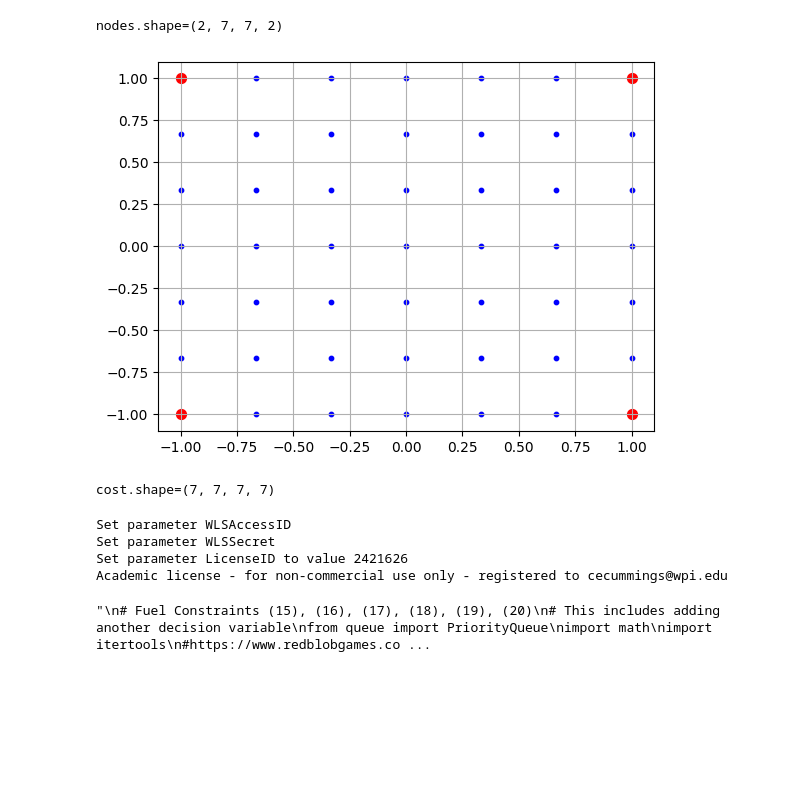
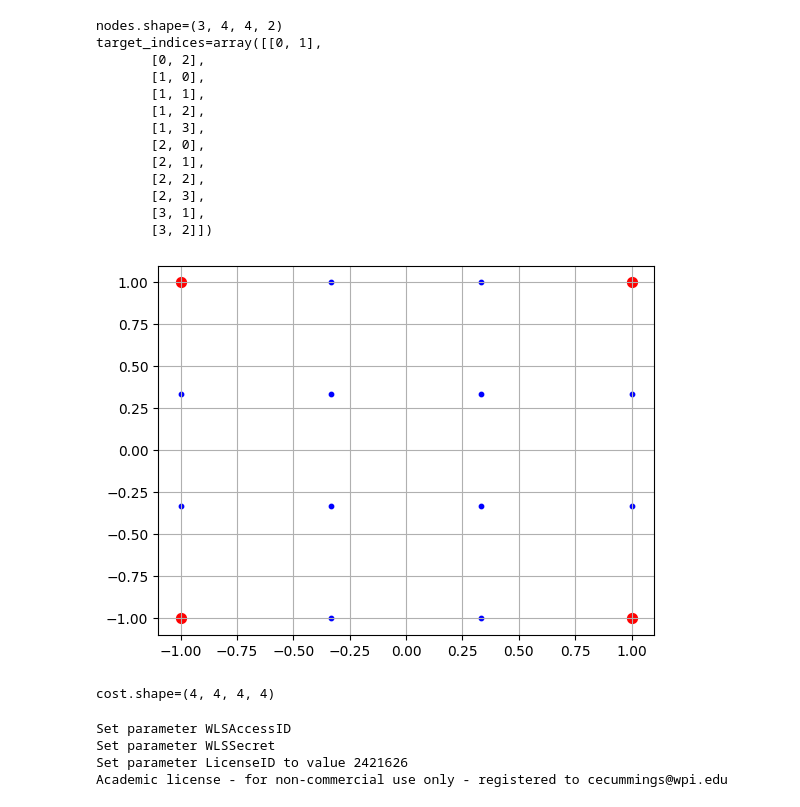
Before and after one commit to nestlab-bae-mqp-2024/mrpcp-solvers, a Jupyter notebook: jupyter/2015_mrpcp/2015_mrpcp_yasars_attempt.ipynb, the cells around one changed output. Cells and saved outputs as stored; diff of their text form; code cells hidden in the pictures; blank space fills up the shorter version.

```diff
--- a/jupyter/2015_mrpcp/2015_mrpcp_yasars_attempt.ipynb
+++ b/jupyter/2015_mrpcp/2015_mrpcp_yasars_attempt.ipynb
@@ -7,13 +7,12 @@ import cProfile, pstats, io
 from pstats import SortKey
 pr = cProfile.Profile()
 pr.enable()
-
 # Chose number of robots
-k = 2
+k = 3
 # Chose recharging proportionality constant
 q_k = 0.1  # This means that each robot will need to charge for 10 minutes for every 100 minutes travelled
 # Chose the number of nodes in an axis
-n = 7
+n = 4
 # Create a uniform (n, n, 2) numpy grid for MAXIMUM SPEED
 nodes = np.mgrid[-1:1:n * 1j, -1.:1:n * 1j]
 nodes = nodes.reshape(nodes.shape + (1,))
@@ -27,36 +26,48 @@ print(f"{nodes.shape=}")
 
 # Specify depots
 ## One depot node
 # depots_i = np.array([[0, 0]])
 ## Four depot nodes (one in each corner)
 depot_indices = np.array([[0, 0], [0, n-1], [n-1, 0], [n-1,n-1]])
 # print(f"{depot_indices=}")
 target_indices = []
 for i in range(n):
     for j in range(n):
         is_depot = False
         for depot in depot_indices:
             if i == depot[0] and j == depot[1]:
                 is_depot = True
                 continue
         if not is_depot:
             target_indices.append([i,j])
 target_indices = np.array(target_indices)
-# print(f"{target_indices=}")
+print(f"{target_indices=}")
 
 # Chose starting depot node
 B_k = depot_indices
 # print(f"{B_k=}")
 
 # Graphical sanity check
 plt.figure()
 plt.scatter(nodes[0,:,:,0], nodes[0,:,:,1], c='blue', s=10)
 plt.scatter(nodes[0,depot_indices[:,0],depot_indices[:,1],0], nodes[0,depot_indices[:,0],depot_indices[:,1], 1], c='red', s=50)
 plt.grid()
 plt.show()
 # %% [output]
-nodes.shape=(2, 7, 7, 2)
+nodes.shape=(3, 4, 4, 2)
+target_indices=array([[0, 1],
+       [0, 2],
+       [1, 0],
+       [1, 1],
+       [1, 2],
+       [1, 3],
+       [2, 0],
+       [2, 1],
+       [2, 2],
+       [2, 3],
+       [3, 1],
+       [3, 2]])
-[figure, old version]
+[figure, new version]
 # %%
 import itertools
 
@@ -67,7 +78,7 @@ for i1, j1, i2, j2 in itertools.product(range(n), range(n), range(n), range(n)):
     # print(f"({i1},{j1},{i2},{j2}):({targets[i1,j1,0]},{targets[i1,j1,1]},{targets[i2,j2,0]},{targets[i2,j2,1]}): {target_cost[i1,j1,i2,j2]}")
 print(f"{cost.shape=}")
 # %% [output]
-cost.shape=(7, 7, 7, 7)
+cost.shape=(4, 4, 4, 4)
 # %%
 import gurobipy as gp
 from gurobipy import GRB
@@ -140,19 +158,20 @@ for ki in range(k):
 # (14) Ensure that target capacity for each robot doesn't exceed |T|
 _ = m.addConstrs(p[ki,i1,j1,i2,j2] <= len(target_indices) * x[ki,i1,j1,i2,j2] for ki in range(k) for i1 in range(n) for j1 in range(n) for i2 in range(n) for j2 in range(n))
 # %%
-"""
 # Fuel Constraints (15), (16), (17), (18), (19), (20)
 # This includes adding another decision variable
 from queue import PriorityQueue
 import math
 import itertools
 #https://www.redblobgames.com/pathfinding/a-star/implementation.html#python-astar
+
 def neighbors(curr):
     ns = [(curr[0]+1, curr[1]), (curr[0]-1, curr[1]), (curr[0], curr[1]+1), (curr[0], curr[1]-1), (curr[0]+1, curr[1]+1), (curr[0]-1, curr[1]-1), (curr[0]+1, curr[1]-1), (curr[0]-1, curr[1]+1)]
+
     neighbors = []
-    for n in ns:
-        if n[0] <= 9 and n[0] >= 0 and n[1] <= 9 and n[1] >= 0:
-            neighbors.append(n)
+    for neighbor in ns:
+        if neighbor[0] <= n-1 and neighbor[0] >= 0 and neighbor[1] <= n-1 and neighbor[1] >= 0:
+            neighbors.append(neighbor)
     return neighbors
 
 #there are absolutely better ways to do this, this is just the one that took me 10 minutes to do.
@@ -188,23 +207,23 @@ def a_star_search(i1, j1, i2, j2):
     final_path.reverse()
 
     return final_path
+
 # Fuel Constraints (15), (16), (17), (18), (19), (20)
 # This includes adding another decision variable
-r = m.addMVar((k,n,n), name='r', vtype=GRB.INTEGER, lb=0, ub=fuel_capacity)  # (20)
+r = m.addMVar((k,n,n), name='r', vtype=GRB.INTEGER, lb=0, ub=L)  # (20)
 
 
-for i1, j1, i2, j2 in itertools.product(range(n), range(n), range(n), range(n)):
-    fij = len(a_star_search(i1,j1,i2,j2))
-    _ = m.addConstr(r[ki,i2,j2]-r[ki,i1,j1]+fij <= (fuel_capacity+max_fuel_expenditure)*(1-x[ki,i1,j1,i2,j2])) #(15)
-    _ = m.addConstr(r[ki,i2,j2]-r[ki,i1,j1]+fij >= -(fuel_capacity+max_fuel_expenditure)*(1-x[ki,i1,j1,i2,j2])) #(16)
+for i1, j1 in target_indices:
+    for i2, j2 in target_indices:
+        fij = len(a_star_search(i1,j1,i2,j2)) - 1
+        _ = m.addConstr(r[ki,i2,j2]-r[ki,i1,j1]+fij <= M*(1-x[ki,i1,j1,i2,j2])) #(15)
+        _ = m.addConstr(r[ki,i2,j2]-r[ki,i1,j1]+fij >= -M*(1-x[ki,i1,j1,i2,j2])) #(16)
 
-    #(20)
-    for depot in depots_i:
-        if i1 == depot[0] and j1 == depot[1]:
-            _ = m.addConstr(r[ki,i2,j2]-fuel_capacity+fij >= -(fuel_capacity+max_fuel_expenditure)*(1-x[ki,i1,j1,depot[0],depot[1]])) #(17)
-            _ = m.addConstr(r[ki,i2,j2]-fuel_capacity+fij <= (fuel_capacity+max_fuel_expenditure)*(1-x[ki,i1,j1,depot[0],depot[1]])) #(18)
-        if i2 == depot[0] and j2 == depot[1]:
-            _ = m.addConstr(r[ki,i1,j1]-fij >= -(fuel_capacity+max_fuel_expenditure)*(1-x[ki,depot[0],depot[1],i2,j2])) #(19)
-"""
+        for depot in depot_indices:
+            if i1 == depot[0] and j1 == depot[1]: #i1,j1 are depots
+                fij_d = len(a_star_search(i1,j1,i2,j2)) - 1
+                _ = m.addConstr(r[ki,i2,j2]-L+fij_d >= -M*(1-x[ki,i1,j1,i2,j2])) #(17)
+                _ = m.addConstr(r[ki,i2,j2]-L+fij_d <= M*(1-x[ki,i1,j1,i2,j2])) #(18)
+            if i2 == depot[0] and j2 == depot[1]: #i2,j2 are depots
+                fij_d = len(a_star_search(i1,j1i2,j2)) - 1
+                _ = m.addConstr(r[ki,i1,j1]-fij_d >= -M*(1-x[ki,i1,j1,i2,j2])) #(19)
-# %% [output]
-"\n# Fuel Constraints (15), (16), (17), (18), (19), (20)\n# This includes adding another decision variable\nfrom queue import PriorityQueue\nimport math\nimport itertools\n#https://www.redblobgames.co ...
```
Also changed, not shown: parts of 6 cells of this notebook.
